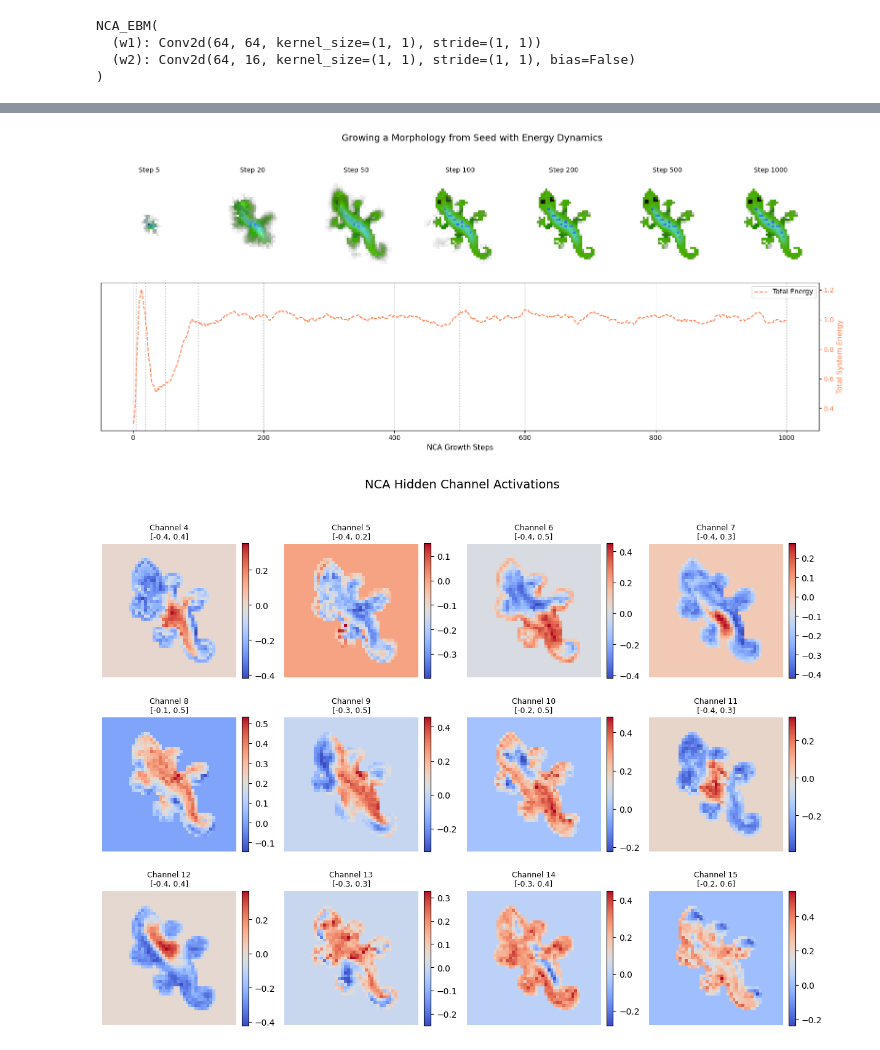
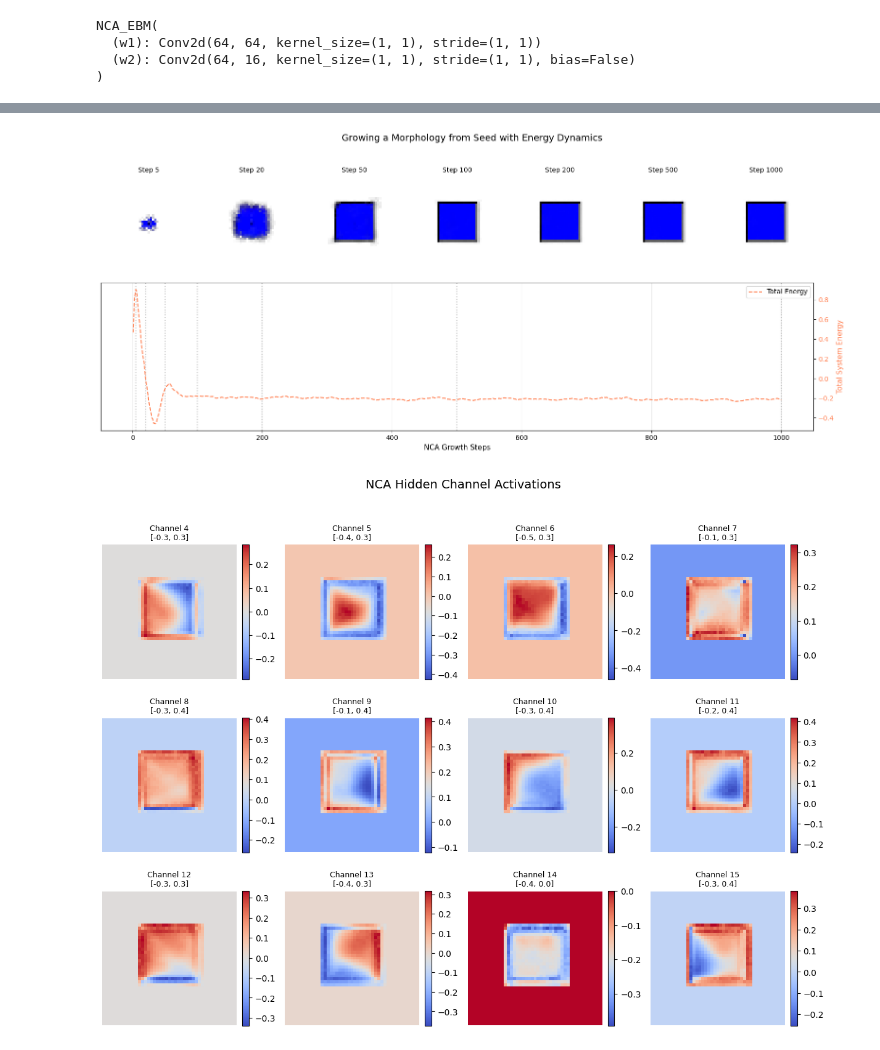
Before and after one commit to lshofsl/Advanced-topics-in-PoD-project-, a Jupyter notebook: EBM_NCA.ipynb, the cells around one changed output, grey strips where cells are left out. Saved outputs shown, nothing was run; the diff lists cells and outputs as text; code cells hidden in the pictures.

```diff
--- a/EBM_NCA.ipynb
+++ b/EBM_NCA.ipynb
@@ -88,7 +88,7 @@ style = """
 # %%
 #@title Load Primitives { vertical-output: true}
 
-LIZARD = "Images/lizard.png"
+LIZARD = "Images/square.png"
 path = LIZARD
 image, image_to_display = utils.get_image(os.path.join(repo_path, path), HEIGHT, WIDTH, padding=PADDING)
 
@@ -166,6 +166,7 @@ K = 20
 
 
 eta_log = []
+j_norm_log = []
 energy_loss = []
 loss_mono_log = []
 loss_drift_log = []
@@ -205,6 +206,7 @@ for i in range(TRAINING_ITERS + 1):
     optim.zero_grad()
 
     eta_log.append(nca.eta.detach().item())
+    j_norm_log.append(nca.J.norm().item())
     loss_mono_log.append(loss_mono.item())
     loss_drift_log.append(loss_drift.item())
     energy_loss.append(loss.item())
@@ -375,8 +389,10 @@ def visualize_growth(nca, seed, steps_to_show=[5, 20, 50, 100, 200, 500, 1000],
 
 visualize_growth(nca, seed)
 # %% [output]
-[figure, old version]
+[figure, new version]
 # %%
+x = torch.from_numpy(seed[None, ...]).to(DEVICE) if isinstance(seed, np.ndarray) else seed.to(DEVICE)
+
 with torch.no_grad():
     for t in range(400):
         x = nca(x)
@@ -389,34 +405,34 @@ num_hidden = hidden_channels.shape[0]
 # 3. Create a Grid of Heatmaps
 cols = 4  # Display 4 heatmaps per row
 rows = (num_hidden + cols - 1) // cols
 
 fig, axes = plt.subplots(rows, cols, figsize=(cols * 3, rows * 3))
 axes = axes.flatten()
 
 for i in range(num_hidden):
     channel_data = hidden_channels[i]
 
     # Use a diverging colormap like 'coolwarm' or 'seismic' centered at 0
     # or 'viridis' to see relative magnitudes
     im = axes[i].imshow(channel_data, cmap='coolwarm')
 
     # Show min/max values in title to easily spot exploding values
     c_min, c_max = channel_data.min(), channel_data.max()
     axes[i].set_title(f"Channel {i+4}\n[{c_min:.1f}, {c_max:.1f}]", fontsize=9)
     axes[i].axis('off')
 
     # Optional: Add colorbar per subplot to inspect absolute values
     plt.colorbar(im, ax=axes[i], fraction=0.046, pad=0.04)
 
 # Turn off any unused subplots
 for i in range(num_hidden, len(axes)):
     axes[i].axis('off')
 
 plt.suptitle("NCA Hidden Channel Activations", fontsize=14, y=1.02)
 plt.tight_layout()
 plt.show()
 # %% [output]
-[figure, old version]
+[figure, new version]
 # %%
 ## Damage experiments
 
```
Also changed, not shown: parts of 14 cells of this notebook.
